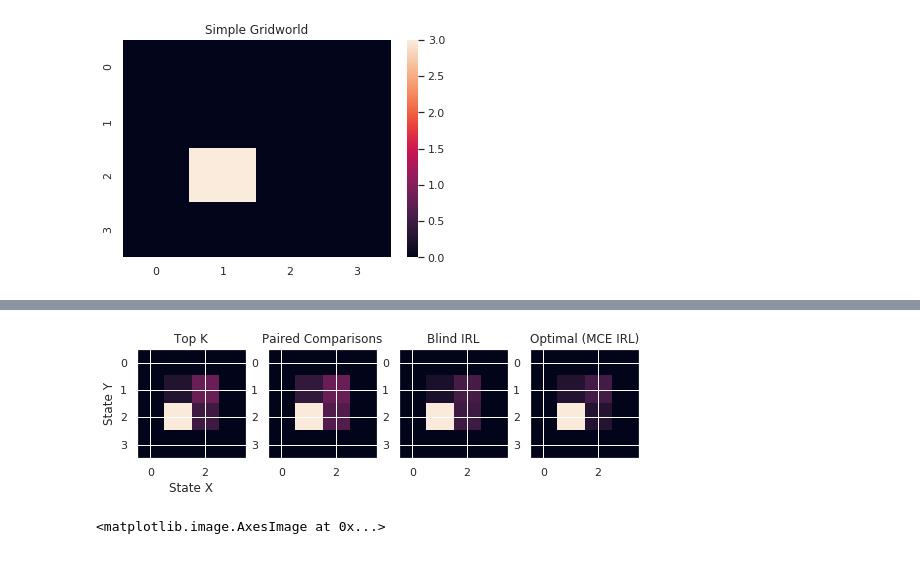
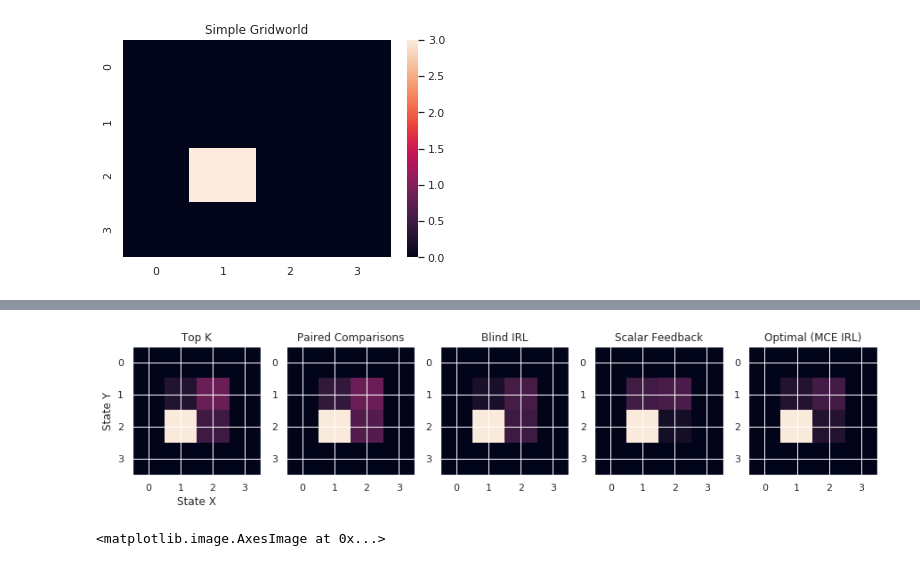
Before and after one commit to qxcv/bootstrapping-bias-learning, a Jupyter notebook: multi_learn.ipynb, the cells around one changed output, grey strips where cells are left out. Cells and saved outputs as stored; diff of their text form; code cells hidden in the pictures.

```diff
--- a/multi_learn.ipynb
+++ b/multi_learn.ipynb
@@ -799,3 +822,8 @@ res
+# %%
+df_shared = pd.read_pickle('/userdata/smetzger/repos/cvx_project/bootstrapping-bias-learning/results/full_multi_train_2020_12_07_23_37_50.pkl')
+#pd.read_pickle('/userdata/smetzger/repos/cvx_project/bootstrapping-bias-learning/results/full_multi_train_2020_12_07_13_57_28.pkl')
+# %%
+res = pd.read_pickle('/userdata/smetzger/repos/cvx_project/bootstrapping-bias-learning/results/scalar_feedback_res_2020_12_07_23_13_09.pkl')
 # %%
 endv_single = df_single['biases_recoverd'].values
 # %%
@@ -904,6 +944,9 @@ plt.title('Simple Gridworld')
 plt.savefig('./images/simple_gridworld')
 # %% [output]
 [figure]
+# %%
+df_single
+df_single = df_single.append(res)
 # %%
 df_single['inf norm, visitation'] = df_single['obs_obtained'] - df_single['obs_optimal']
 # %%
@@ -933 +986,5 @@ df_shared['inf norm, visitation'] = df_shared['inf norm, visitation'].apply(lamb
+# %%
+
+
+df_combo = df_single.append(df_shared)
 # %%
@@ -938,18 +1026,24 @@ sns.barplot(x='method', y='inf norm, visitation', data = df_shared)
 # %%
-plt.figure(figsize=(9, 3))
+plt.figure(figsize=(15, 3))
 for k in range(3):
-    plt.subplot(140+k+1)
+    plt.subplot(150+k+1)
     plt.imshow(df_single['obs_obtained'].values[k+6].reshape(4, 4))
     plt.title(['Top K', 'Paired Comparisons', 'Blind IRL'][k])
     if k == 0:
         plt.xlabel('State X')
         plt.ylabel('State Y')
-plt.subplot(144)
+plt.subplot(150+4)
+plt.imshow(df_single['obs_obtained'].values[-2].reshape(4, 4))
+plt.title('Scalar Feedback')
+if k == 0:
+    plt.xlabel('State X')
+    plt.ylabel('State Y')
+plt.subplot(155)
 plt.imshow(df_single['obs_optimal'].values[3].reshape(4, 4))
 plt.title('Optimal (MCE IRL)')
 plt.savefig('./images/vistation_example')
 # %% [output]
-[figure, old version]
+[figure, new version]
 # %%
 plt.imshow(df_single['obs_optimal'].values[3].reshape(4, 4))
 # %% [output]
```
Also changed, not shown: parts of 30 cells of this notebook, 7 other files.
